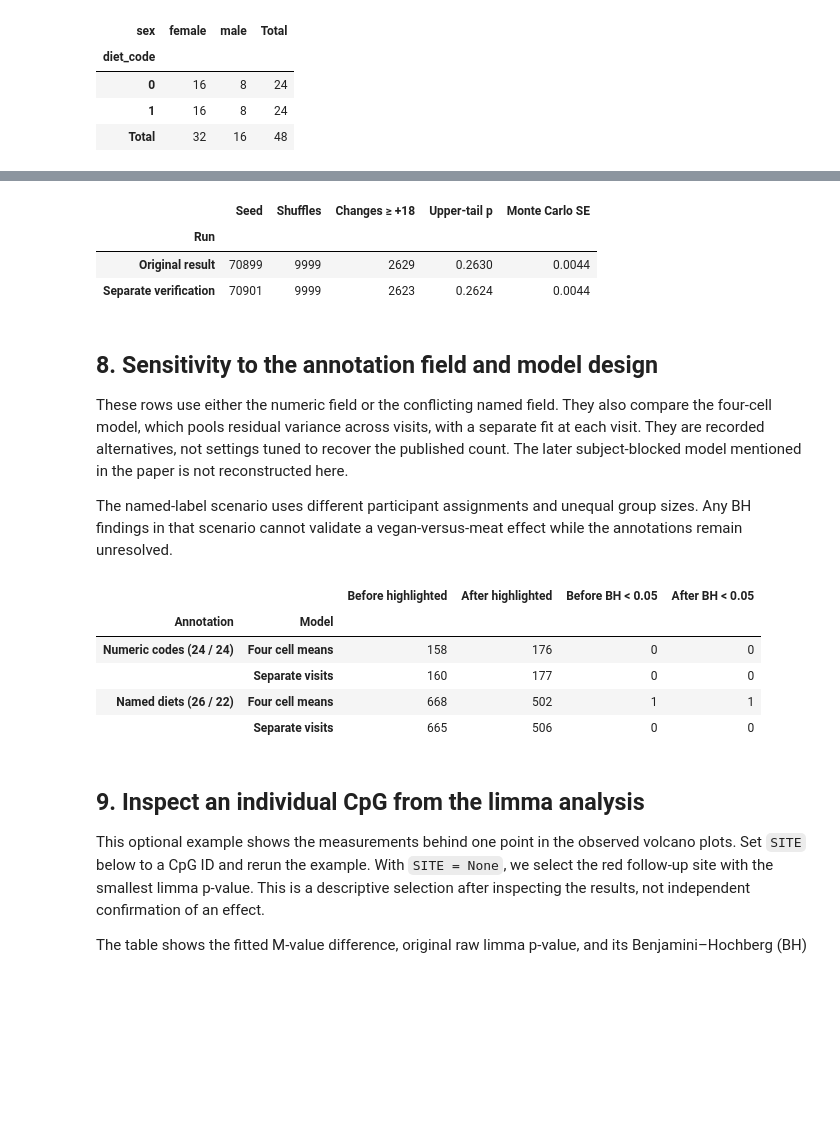
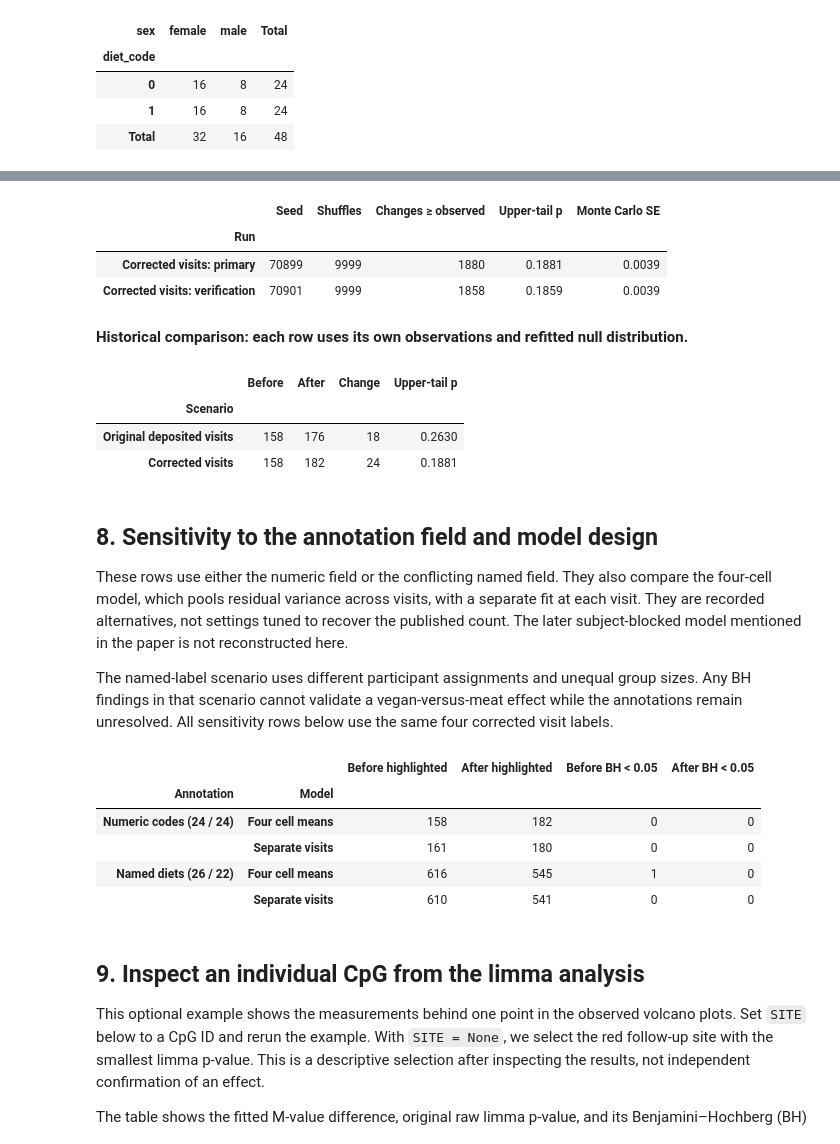
Before and after one commit to pbenner/diet-methylation-reanalysis, a Jupyter notebook: notebooks/figure1b_results.ipynb, the cells around one changed output, grey strips where cells are left out. Drawn from its saved outputs; the diff is of its cells as text; code cells hidden in the pictures; blank space fills up the shorter version.

```diff
--- a/notebooks/figure1b_results.ipynb
+++ b/notebooks/figure1b_results.ipynb
@@ -68,16 +87,19 @@ and $|\Delta M| > 0.5$. Every shuffled analysis uses these same rules.
 These are counts of thresholded CpGs, rather than genome-wide discoveries after
 multiple-testing correction. The effect scale and candidate model are explained below.
 # %%
+archived_summary = pd.read_csv(ROOT / "results/diet_code/limma_summary.csv").set_index("time")
 overview = pd.DataFrame({
     "Paper (reported)": [158, 182],
-    "Observed reconstruction": [int(summary.loc[t, "highlighted"]) for t in TIMES],
+    "Original deposited visits (archived)": [int(archived_summary.loc[t, "highlighted"]) for t in TIMES],
+    "Corrected visits (current)": [int(summary.loc[t, "highlighted"]) for t in TIMES],
 }, index=["Before", "After"]).T
-overview.columns.name = "Red CpGs under the original limma rule"
+overview["After − before"] = overview.After - overview.Before
 display(overview)
 display(Markdown(
-    "The observed reconstruction gives **158 before and 176 after**, compared with "
-    "**158 and 182** reported in the paper. The count test below uses the reconstructed "
-    "observed counts, so observed and shuffled analyses use the same pipeline. "
-    "A matching baseline count does not verify the group assignments or site identities."
+    "Reversing only the visits of donors 5 and 8 resolves the six-site count discrepancy. "
+    "Both observed and shuffled analyses below use the corrected visits. Matching counts "
+    "does not independently verify the diet mapping or each CpG's identity."
 ))
+display(Markdown("**Explicit local correction (0 = before; 1 = after):**"))
+display(pd.DataFrame(correction["corrections"]))
 # %% [output]
@@ -443,33 +454,54 @@ candidate calculation; they do not establish an error in the paper.
 # %%
 import hashlib
 
 # Independently recompute each tail from its own paired rows.
-check_run = json.loads((ROOT / "results/audit/independent_seed_summary.json").read_text())
-check_counts = pd.read_csv(ROOT / "results/audit/independent_seed_counts.csv")
+check_run = json.loads((ROOT / "results/corrected_visits/audit/independent_seed_summary.json").read_text())
+check_counts = pd.read_csv(ROOT / "results/corrected_visits/audit/independent_seed_counts.csv")
 assert check_run["seed"] != run["seed"]
+assert check_run["annotation_scenario"] == run["annotation_scenario"]
+assert check_run["samples_sha256"] == run["samples_sha256"]
 assert len(check_counts) == check_run["repetitions"]
 assert hashlib.sha256((OUT / "permutation_null_counts.csv").read_bytes()).hexdigest() == check_run["original_count_sha256"]
 observed_change = int(summary.loc["after", "highlighted"] - summary.loc["before", "highlighted"])
 stability = []
 for label, seed, pairs in [
-    ("Original result", run["seed"], pd.read_csv(OUT / "permutation_null_counts.csv")),
-    ("Separate verification", check_run["seed"], check_counts),
+    ("Corrected visits: primary", run["seed"], pd.read_csv(OUT / "permutation_null_counts.csv")),
+    ("Corrected visits: verification", check_run["seed"], check_counts),
 ]:
     count = int(((pairs.after - pairs.before) >= observed_change).sum())
     p = (count + 1) / (len(pairs) + 1)
-    if label == "Separate verification":
+    if label == "Corrected visits: verification":
         assert count == check_run["shuffles_ge_observed_change"]
         assert np.isclose(p, check_run["p_upper"])
     stability.append({"Run": label, "Seed": seed, "Shuffles": len(pairs),
-                      "Changes ≥ +18": count, "Upper-tail p": p,
+                      "Changes ≥ observed": count, "Upper-tail p": p,
                       "Monte Carlo SE": np.sqrt(p * (1-p) / len(pairs))})
 display(pd.DataFrame(stability).set_index("Run").style.format({
     "Upper-tail p": "{:.4f}", "Monte Carlo SE": "{:.4f}"}))
+
+# The old p-value uses its own +18 statistic and old fitted counts.
+old_counts = pd.read_csv(ROOT / "results/diet_code/permutation_null_counts.csv")
+old_change = int(archived_summary.loc["after", "highlighted"] - archived_summary.loc["before", "highlighted"])
+old_extreme = int(((old_counts.after - old_counts.before) >= old_change).sum())
+old_p = (old_extreme + 1) / (len(old_counts) + 1)
+comparison = pd.DataFrame([
+    {"Scenario": "Original deposited visits", "Before": int(archived_summary.loc["before", "highlighted"]),
+     "After": int(archived_summary.loc["after", "highlighted"]), "Change": old_change, "Upper-tail p": old_p},
+    {"Scenario": "Corrected visits", "Before": int(summary.loc["before", "highlighted"]),
+     "After": int(summary.loc["after", "highlighted"]), "Change": observed_change, "Upper-tail p": change_p},
+]).set_index("Scenario")
+display(Markdown("**Historical comparison: each row uses its own observations and refitted null distribution.**"))
+display(comparison.style.format({"Upper-tail p": "{:.4f}"}))
 # %% [output]
-|  | Seed | Shuffles | Changes ≥ +18 | Upper-tail p | Monte Carlo SE |
+|  | Seed | Shuffles | Changes ≥ observed | Upper-tail p | Monte Carlo SE |
 | Run |  |  |  |  |  |
-| Original result | 70899 | 9999 | 2629 | 0.2630 | 0.0044 |
-| Separate verification | 70901 | 9999 | 2623 | 0.2624 | 0.0044 |
+| Corrected visits: primary | 70899 | 9999 | 1880 | 0.1881 | 0.0039 |
+| Corrected visits: verification | 70901 | 9999 | 1858 | 0.1859 | 0.0039 |
+**Historical comparison: each row uses its own observations and refitted null distribution.**
+|  | Before | After | Change | Upper-tail p |
+| Scenario |  |  |  |  |
+| Original deposited visits | 158 | 176 | 18 | 0.2630 |
+| Corrected visits | 158 | 182 | 24 | 0.1881 |
 # %% [markdown]
 ## 8. Sensitivity to the annotation field and model design
 
@@ -481,11 +513,12 @@ The later subject-blocked model mentioned in the paper is not reconstructed here
 The named-label scenario uses different participant assignments and unequal group sizes.
 Any BH findings in that scenario cannot validate a vegan-versus-meat effect while the
 annotations remain unresolved.
+All sensitivity rows below use the same four corrected visit labels.
 # %%
 sensitivity = []
 for field, label in [("diet_code", "Numeric codes (24 / 24)"),
                      ("diet_named", "Named diets (26 / 22)")]:
-    folder = ROOT / "results" / field
+    folder = ROOT / "results/corrected_visits" / field
     pooled = pd.read_csv(folder / "limma_summary.csv").set_index("time")
     separate = pd.read_csv(folder / "separate_time_sensitivity.csv").set_index("time")
     for model, table, indices in [("Four cell means", pooled, TIMES),
@@ -499,10 +532,10 @@ display(pd.DataFrame(sensitivity).set_index(["Annotation", "Model"]))
 # %% [output]
 |  |  | Before highlighted | After highlighted | Before BH < 0.05 | After BH < 0.05 |
 | Annotation | Model |  |  |  |  |
-| Numeric codes (24 / 24) | Four cell means | 158 | 176 | 0 | 0 |
-|  | Separate visits | 160 | 177 | 0 | 0 |
-| Named diets (26 / 22) | Four cell means | 668 | 502 | 1 | 1 |
-|  | Separate visits | 665 | 506 | 0 | 0 |
+| Numeric codes (24 / 24) | Four cell means | 158 | 182 | 0 | 0 |
+|  | Separate visits | 161 | 180 | 0 | 0 |
+| Named diets (26 / 22) | Four cell means | 616 | 545 | 1 | 0 |
+|  | Separate visits | 610 | 541 | 0 | 0 |
 # %% [markdown]
 ## 9. Inspect an individual CpG from the limma analysis
 
```
Also changed, not shown: parts of 15 cells of this notebook, 56 other files.
